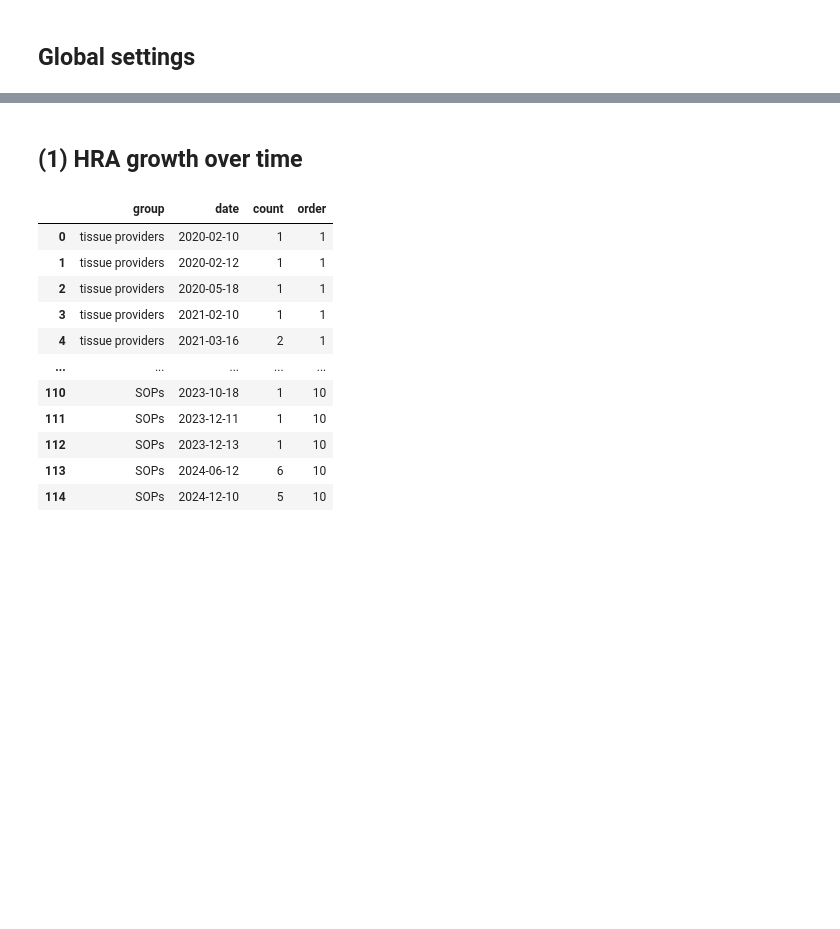
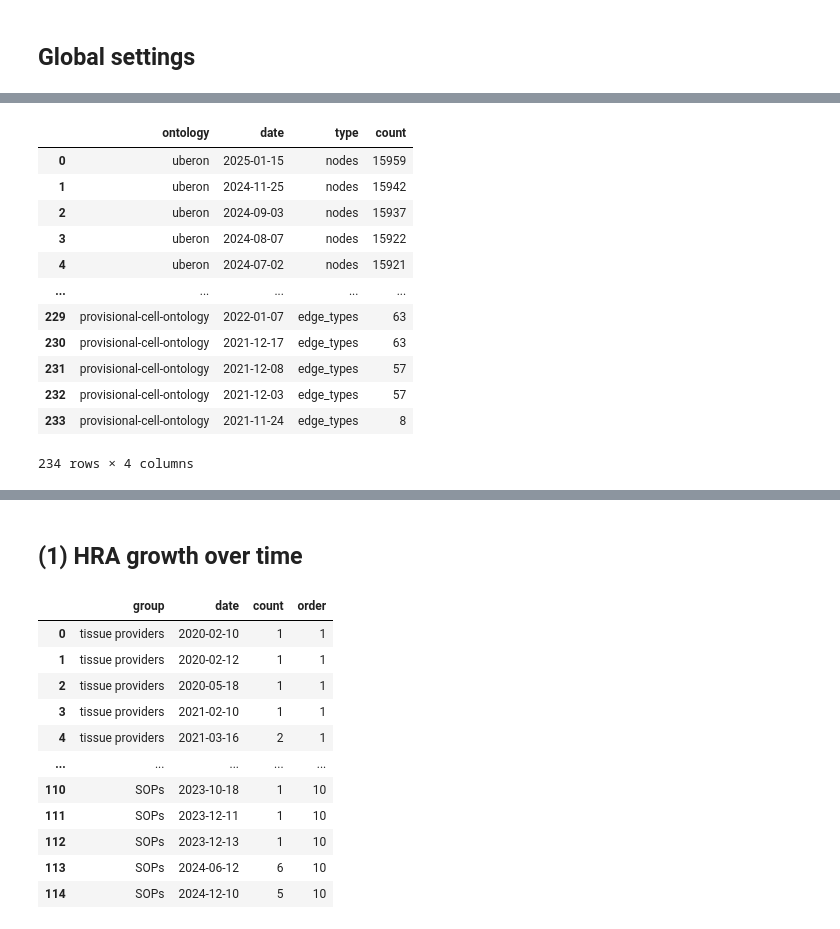
Before and after one commit to cns-iu/hra-kg-supporting-information, a Jupyter notebook: notebooks/hra-kg-technical-validation.ipynb, the cells around one changed output, grey strips where cells are left out. Cells and saved outputs as stored; diff of their text form; code cells hidden in the pictures; blank space fills up the shorter version.

```diff
--- a/notebooks/hra-kg-technical-validation.ipynb
+++ b/notebooks/hra-kg-technical-validation.ipynb
@@ -48,0 +70,19 @@ plt.rcParams.update({
+# %%
+# make long and tidy, then sort by date
+df_uberon_cl_growth_long = pd.melt(df_uberon_cl_growth, id_vars=[
+                                   'ontology', 'date'], var_name='type', value_name='count')
+df_uberon_cl_growth_long
+# %% [output]
+|  | ontology | date | type | count |
+| 0 | uberon | 2025-01-15 | nodes | 15959 |
+| 1 | uberon | 2024-11-25 | nodes | 15942 |
+| 2 | uberon | 2024-09-03 | nodes | 15937 |
+| 3 | uberon | 2024-08-07 | nodes | 15922 |
+| 4 | uberon | 2024-07-02 | nodes | 15921 |
+| ... | ... | ... | ... | ... |
+| 229 | provisional-cell-ontology | 2022-01-07 | edge_types | 63 |
+| 230 | provisional-cell-ontology | 2021-12-17 | edge_types | 63 |
+| 231 | provisional-cell-ontology | 2021-12-08 | edge_types | 57 |
+| 232 | provisional-cell-ontology | 2021-12-03 | edge_types | 57 |
+| 233 | provisional-cell-ontology | 2021-11-24 | edge_types | 8 |
+234 rows × 4 columns
```
Also changed, not shown: parts of 4 cells of this notebook.
